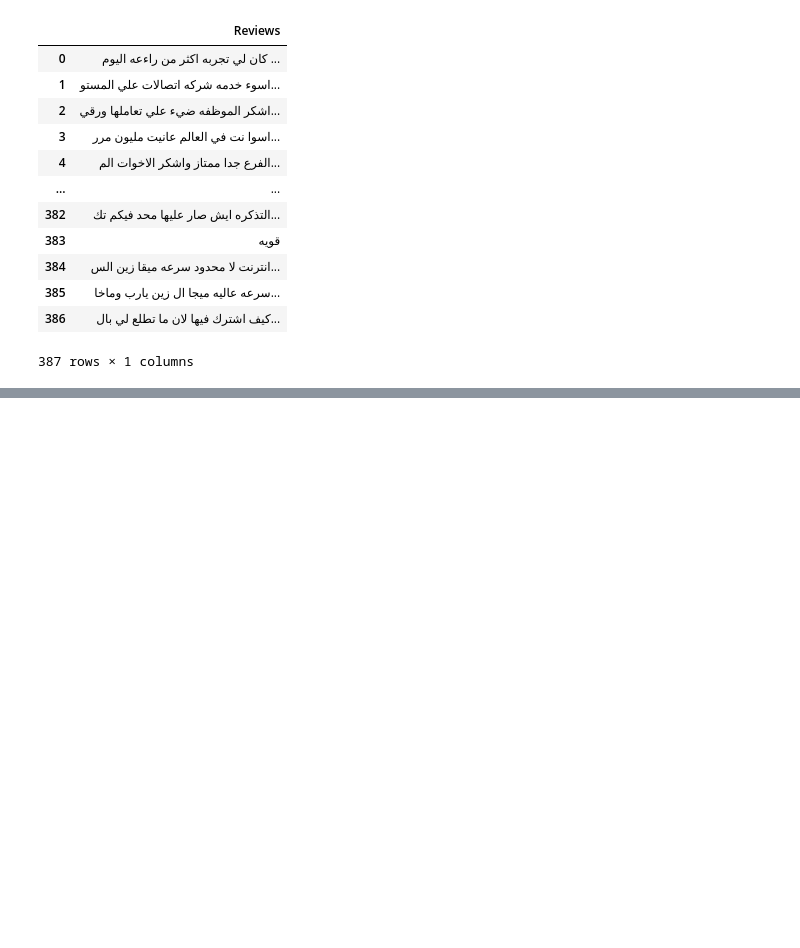
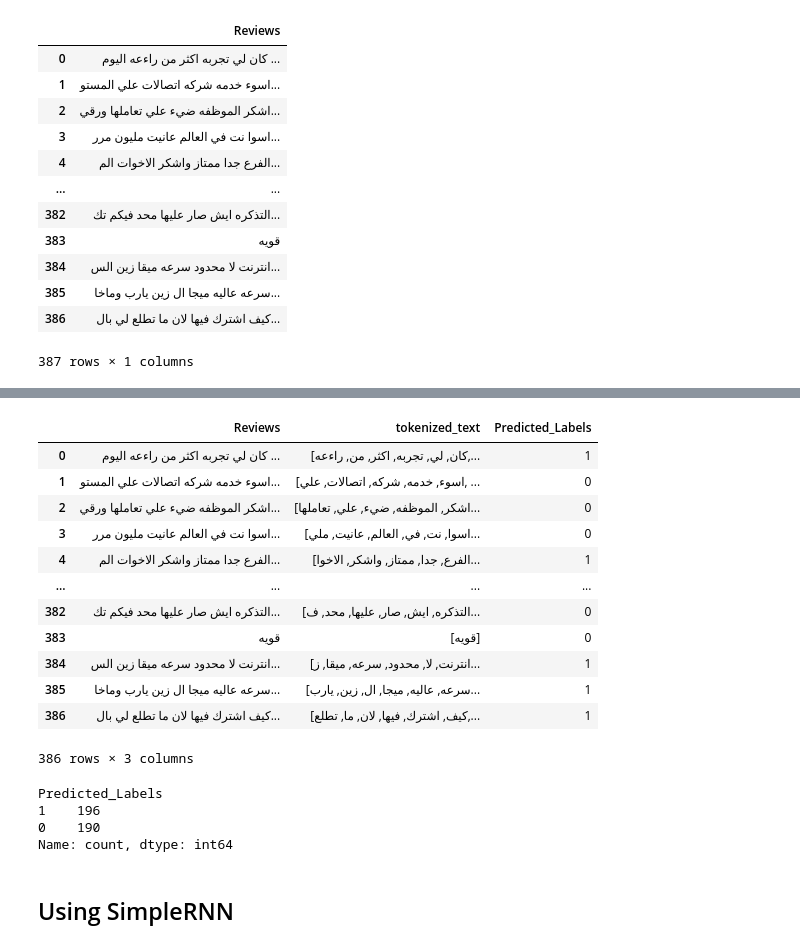
Before and after one commit to shaaleissa/Data-Mining-Project, a Jupyter notebook: FOR DS/another_sa_for_DS.ipynb, the cells around one changed output, grey strips where cells are left out. Drawn from its saved outputs; the diff is of its cells as text; code cells hidden in the pictures; blank space fills up the shorter version.

Commit message:
Data science code

```diff
--- a/FOR DS/another_sa_for_DS.ipynb
+++ b/FOR DS/another_sa_for_DS.ipynb
@@ -111,0 +27,5 @@ KeyboardInterrupt:
+# %%
+df_train= pd.read_csv('Arabic Sentiment Analysis Dataset - SS2030.csv')
+# #drop Unnamed: 0
+# df_train.drop(columns=['Unnamed: 0'],inplace=True)
+df_train
@@ -111,0 +61,4 @@ KeyboardInterrupt:
+# %%
+import aranorm
+df_train['text']=df_train['text'].apply(aranorm.normalize_tweet)
+df_train
@@ -111,0 +305,24 @@ KeyboardInterrupt:
+# %%
+# label the unlabeled data
+df['tokenized_text'] = df['Reviews'].apply(tokenize_text)
+# Tokenize the text
+tokenizer = Tokenizer(num_words=vocab_size)
+tokenizer.fit_on_texts(df['tokenized_text'])
+sequences = tokenizer.texts_to_sequences(df['tokenized_text'])
+
+# Pad the sequences
+data_padded = pad_sequences(sequences, maxlen=max_len)
+# Predict labels for the unlabeled dataset
+predicted_labels = model.predict(data_padded)
+
+import numpy as np
+
+# Assuming your model's output is sigmoid and you have two classes
+# Convert probabilities to class labels
+predicted_class_indices = np.argmax(predicted_labels, axis=1)
+
+# If you need the labels as '0' or '1'
+predicted_class_labels = ["0" if label == 0 else "1" for label in predicted_class_indices]
+
+# Now, predicted_class_labels contains the class labels ('0' or '1') for each sample
+df['Predicted_Labels'] = predicted_class_labels
@@ -111,0 +331,25 @@ KeyboardInterrupt:
+# %%
+df
+# %% [output]
+|  | Reviews | tokenized_text | Predicted_Labels |
+| 0 | كان لي تجربه اكثر من راءعه اليوم ... | [كان, لي, تجربه, اكثر, من, راءعه,... | 1 |
+| 1 | اسوء خدمه شركه اتصالات علي المستو... | [اسوء, خدمه, شركه, اتصالات, علي, ... | 0 |
+| 2 | اشكر الموظفه ضيء علي تعاملها ورقي... | [اشكر, الموظفه, ضيء, علي, تعاملها... | 0 |
+| 3 | اسوا نت في العالم عانيت مليون مرر... | [اسوا, نت, في, العالم, عانيت, ملي... | 0 |
+| 4 | الفرع جدا ممتاز واشكر الاخوات الم... | [الفرع, جدا, ممتاز, واشكر, الاخوا... | 1 |
+| ... | ... | ... | ... |
+| 382 | التذكره ايش صار عليها محد فيكم تك... | [التذكره, ايش, صار, عليها, محد, ف... | 0 |
+| 383 | قويه | [قويه] | 0 |
+| 384 | انترنت لا محدود سرعه ميقا زين الس... | [انترنت, لا, محدود, سرعه, ميقا, ز... | 1 |
+| 385 | سرعه عاليه ميجا ال زين يارب وماخا... | [سرعه, عاليه, ميجا, ال, زين, يارب... | 1 |
+| 386 | كيف اشترك فيها لان ما تطلع لي بال... | [كيف, اشترك, فيها, لان, ما, تطلع,... | 1 |
+386 rows × 3 columns
+# %%
+df.value_counts('Predicted_Labels')
+# %% [output]
+Predicted_Labels
+1    196
+0    190
+Name: count, dtype: int64
+# %% [markdown]
+## Using SimpleRNN
```
Also changed, not shown: parts of 31 cells of this notebook, 3 other files.
